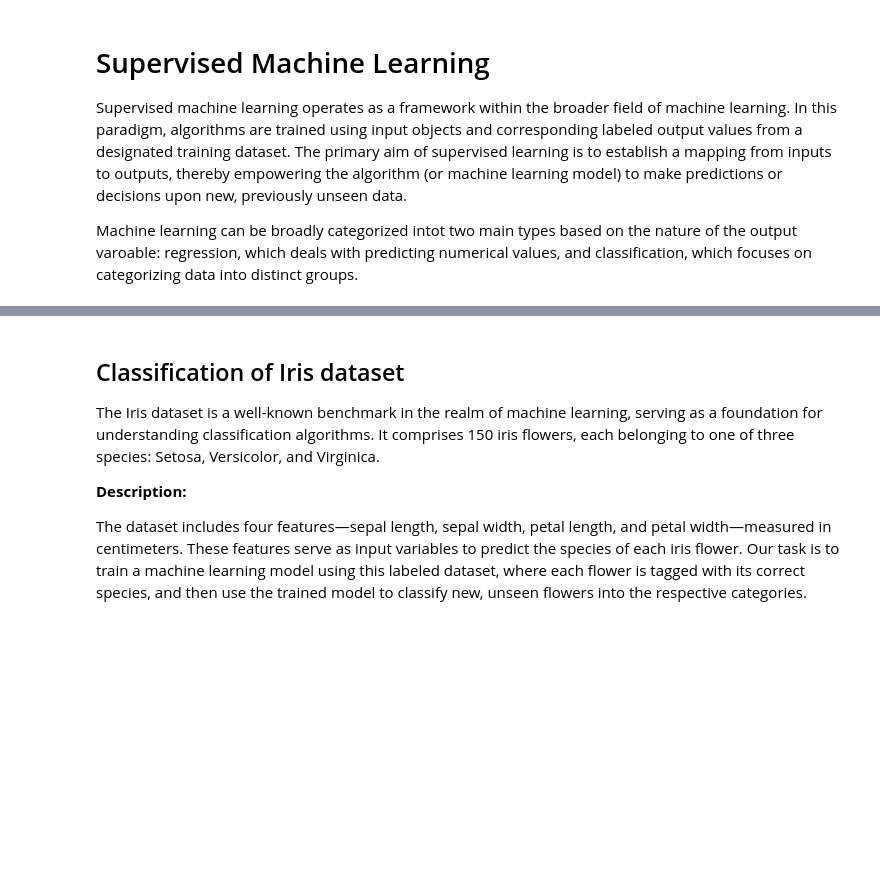
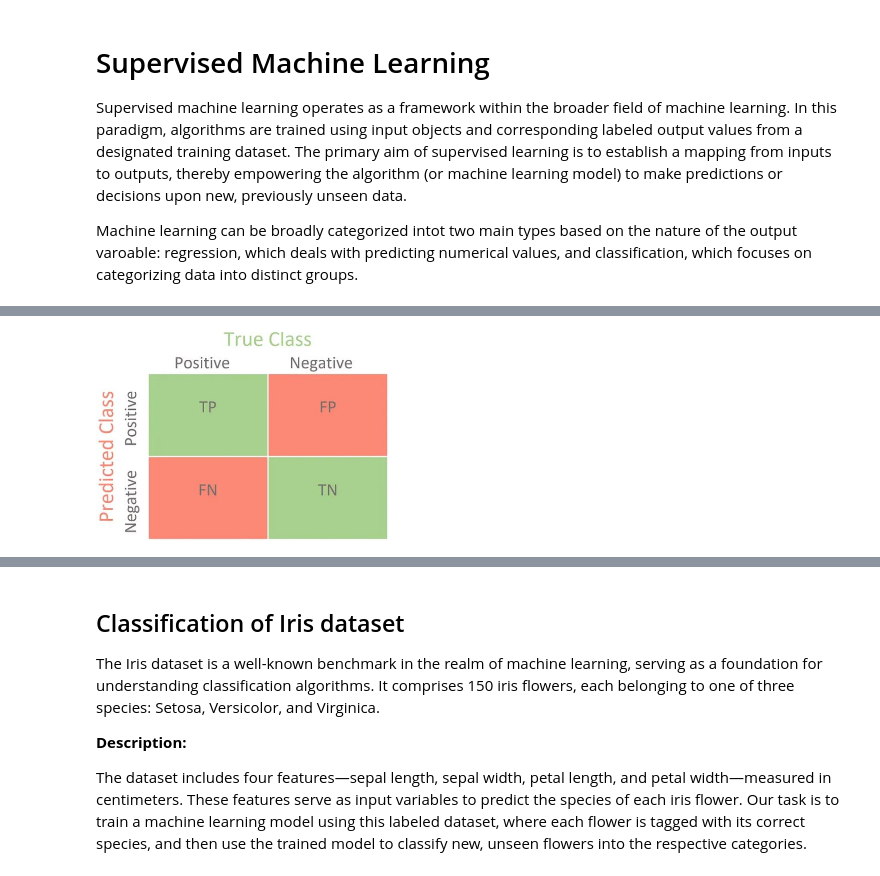
Before and after one commit to jrakhshanda55/Ausaf_ML, a Jupyter notebook: Athar_ML1.ipynb, the cells around one changed output, grey strips where cells are left out. Cells and saved outputs as stored; diff of their text form; code cells hidden in the pictures; blank space fills up the shorter version.

```diff
--- a/Athar_ML1.ipynb
+++ b/Athar_ML1.ipynb
@@ -26,0 +36,4 @@ In our report we will perform two different classification task using convention
+# %%
+Image(filename='/content/conf_mat.JPG',width=300,height=200)
+# %% [output]
+[figure, added]
```
Also changed, not shown: parts of 10 cells of this notebook.
